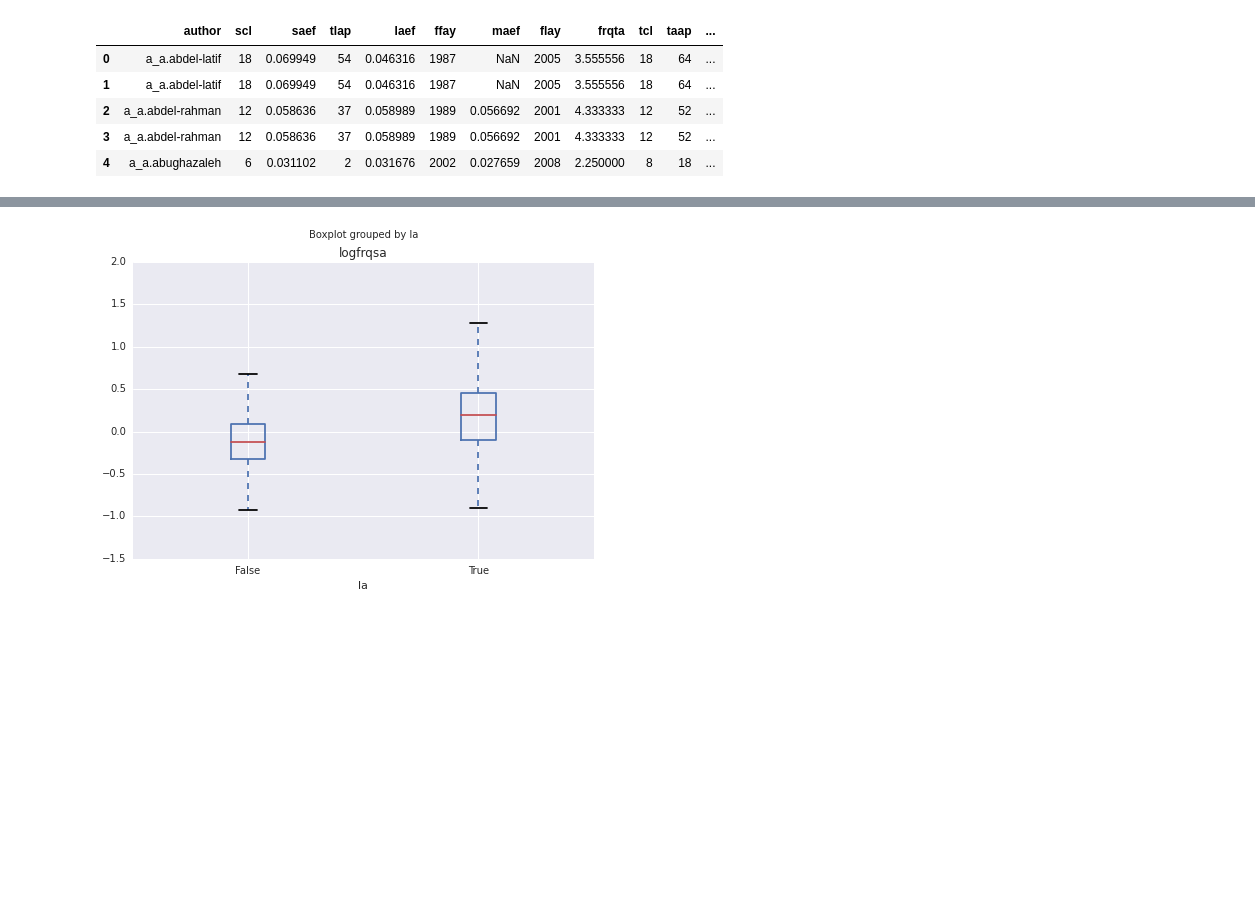
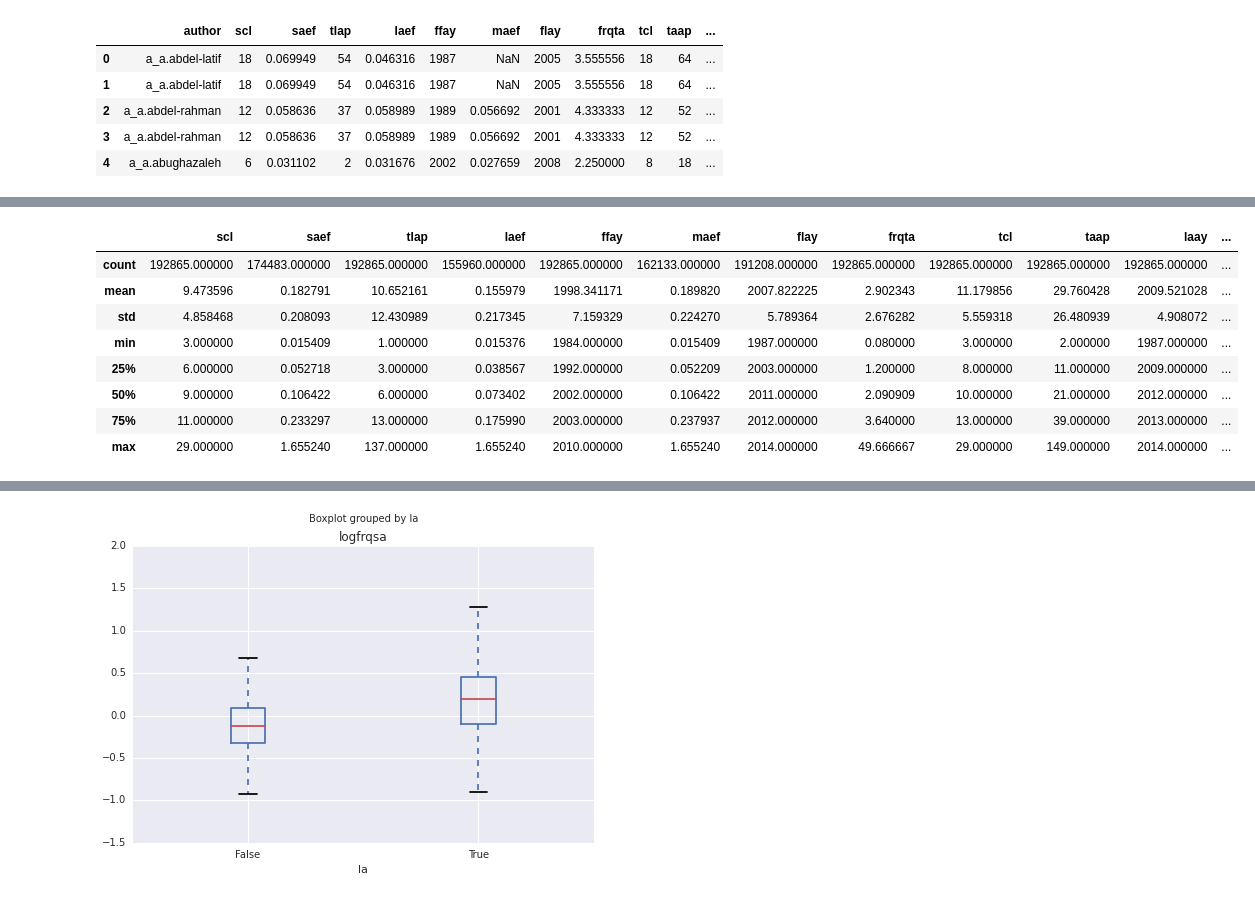
Before and after one commit to shinwachi/cs109_firstOrPerish, a Jupyter notebook: final_processbook/process_book.ipynb, the cells around one changed output, grey strips where cells are left out. Cells and saved outputs as stored; diff of their text form; code cells hidden in the pictures; blank space fills up the shorter version.

```diff
--- a/final_processbook/process_book.ipynb
+++ b/final_processbook/process_book.ipynb
@@ -528,0 +555,12 @@ data.head()
+# %%
+data[data.la==True].describe()
+# %% [output]
+|  | scl | saef | tlap | laef | ffay | maef | flay | frqta | tcl | taap | laay | ... |
+| count | 192865.000000 | 174483.000000 | 192865.000000 | 155960.000000 | 192865.000000 | 162133.000000 | 191208.000000 | 192865.000000 | 192865.000000 | 192865.000000 | 192865.000000 | ... |
+| mean | 9.473596 | 0.182791 | 10.652161 | 0.155979 | 1998.341171 | 0.189820 | 2007.822225 | 2.902343 | 11.179856 | 29.760428 | 2009.521028 | ... |
+| std | 4.858468 | 0.208093 | 12.430989 | 0.217345 | 7.159329 | 0.224270 | 5.789364 | 2.676282 | 5.559318 | 26.480939 | 4.908072 | ... |
+| min | 3.000000 | 0.015409 | 1.000000 | 0.015376 | 1984.000000 | 0.015409 | 1987.000000 | 0.080000 | 3.000000 | 2.000000 | 1987.000000 | ... |
+| 25% | 6.000000 | 0.052718 | 3.000000 | 0.038567 | 1992.000000 | 0.052209 | 2003.000000 | 1.200000 | 8.000000 | 11.000000 | 2009.000000 | ... |
+| 50% | 9.000000 | 0.106422 | 6.000000 | 0.073402 | 2002.000000 | 0.106422 | 2011.000000 | 2.090909 | 10.000000 | 21.000000 | 2012.000000 | ... |
+| 75% | 11.000000 | 0.233297 | 13.000000 | 0.175990 | 2003.000000 | 0.237937 | 2012.000000 | 3.640000 | 13.000000 | 39.000000 | 2013.000000 | ... |
+| max | 29.000000 | 1.655240 | 137.000000 | 1.655240 | 2010.000000 | 1.655240 | 2014.000000 | 49.666667 | 29.000000 | 149.000000 | 2014.000000 | ... |
```
Also changed, not shown: parts of 7 cells of this notebook.
